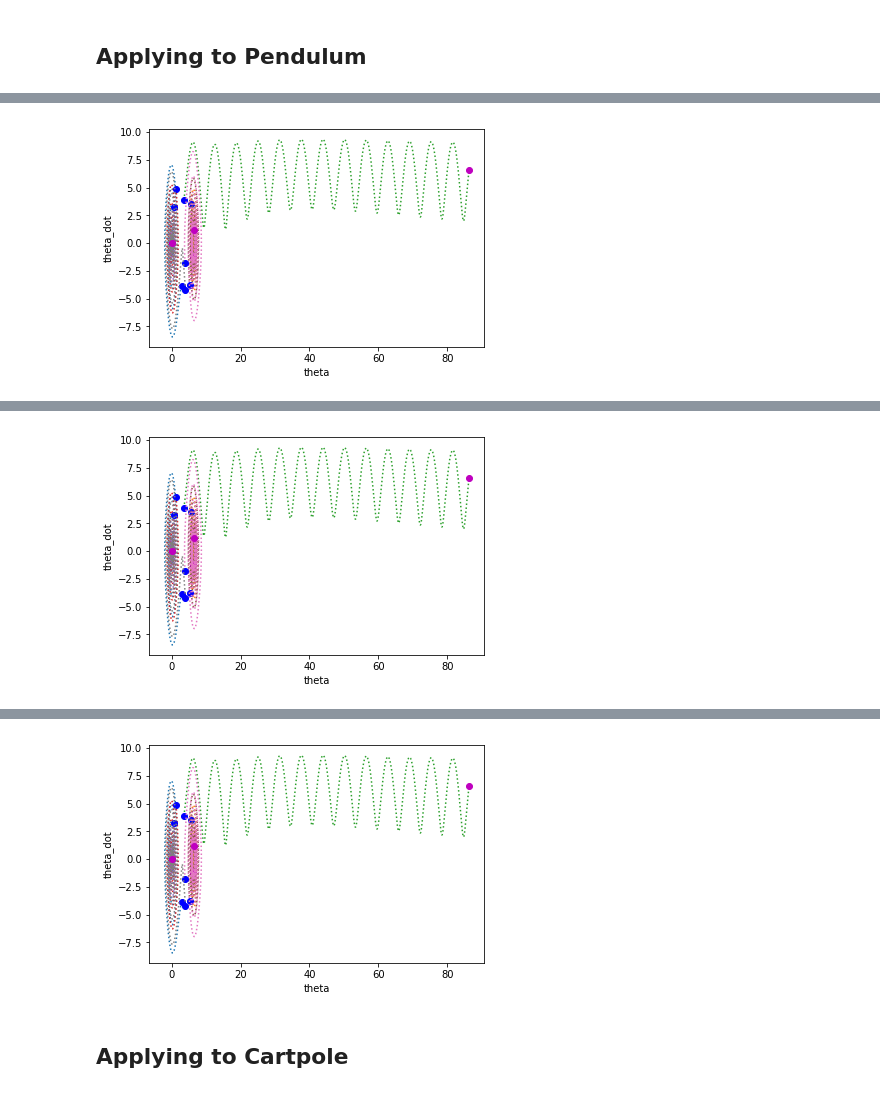
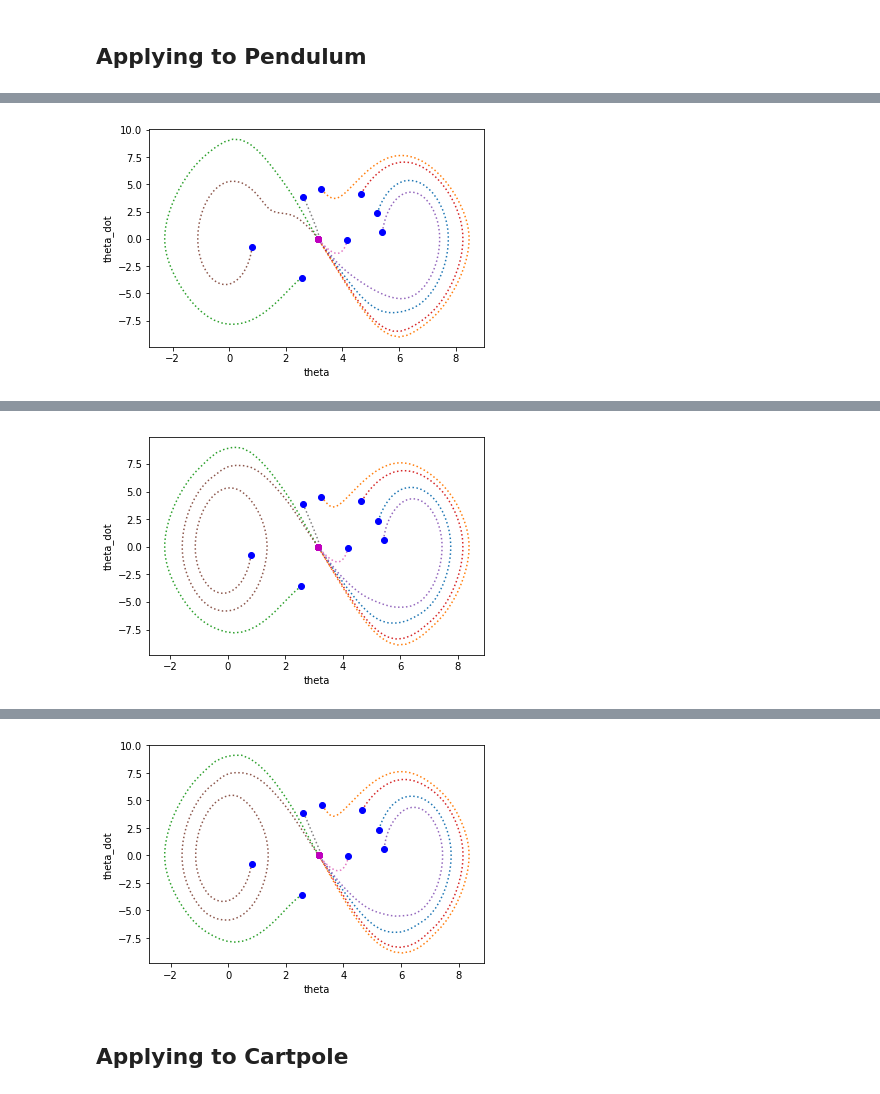
Before and after one commit to robert-verkuil/drake-pytorch, a Jupyter notebook: python/Igor + DL (prong 2).ipynb, the cells around one changed output, grey strips where cells are left out. Cells and saved outputs as stored; diff of their text form; code cells hidden in the pictures.

```diff
--- a/python/Igor + DL (prong 2).ipynb
+++ b/python/Igor + DL (prong 2).ipynb
@@ -35,6 +35,7 @@ from igor import (
 # %%
 %matplotlib inline
 # First let's just see what Igor Optimization does on pendulum
+# Remember to change this on the GPU reciever side too!!!
 def kNetConstructor():
 #     return MLP(2, 32, layer_norm=True, dropout=True)
     return MLP(2, 32, layer_norm=False, dropout=False)
@@ -45,8 +46,8 @@ net = kNetConstructor()
 expmt = "pendulum"
 ic_list=None
 
-warm_start=None
-# warm_start="linear"
+# warm_start=None
+warm_start="linear"
 # warm_start="random"
 # warm_start="target"
 do_igor_optimization(net, kNetConstructor, expmt, ic_list, naive=True, warm_start=warm_start)
@@ -71 +72 @@ loading the new state dict...
-[figure, old version]
+[figure, new version]
@@ -89 +90 @@ loading the new state dict...
-[figure, old version]
+[figure, new version]
@@ -107,4 +108,4 @@ loading the new state dict...
-[figure, old version]
+[figure, new version]
 # %% [markdown]
 ## Applying to Cartpole
 # %%
```
Also changed, not shown: parts of 1 cell of this notebook, 7 other files.
